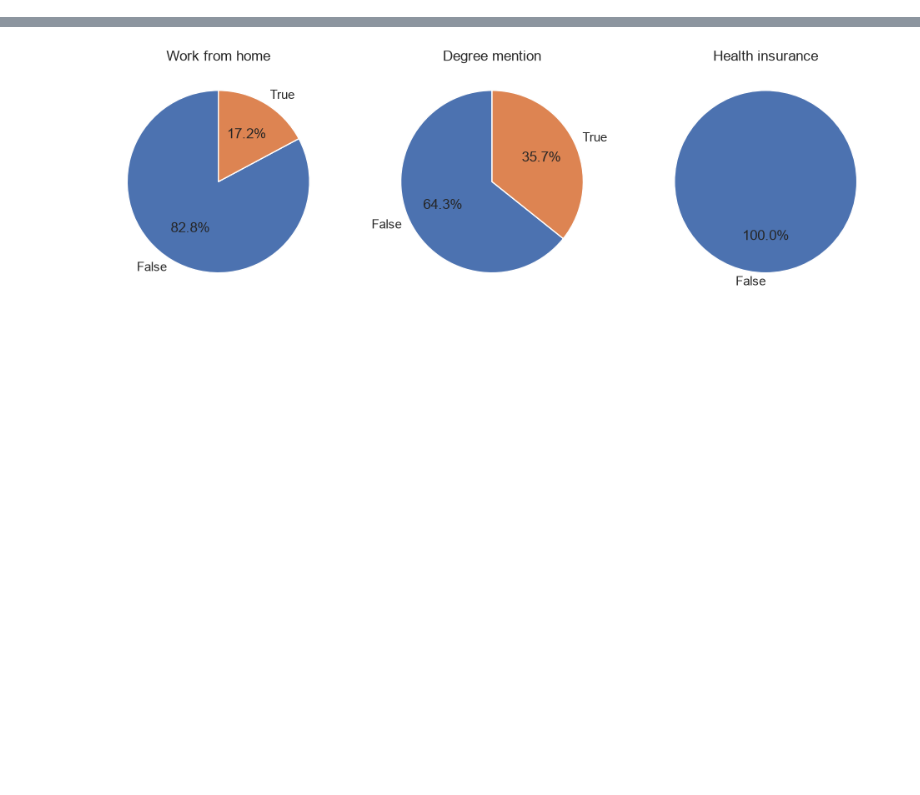
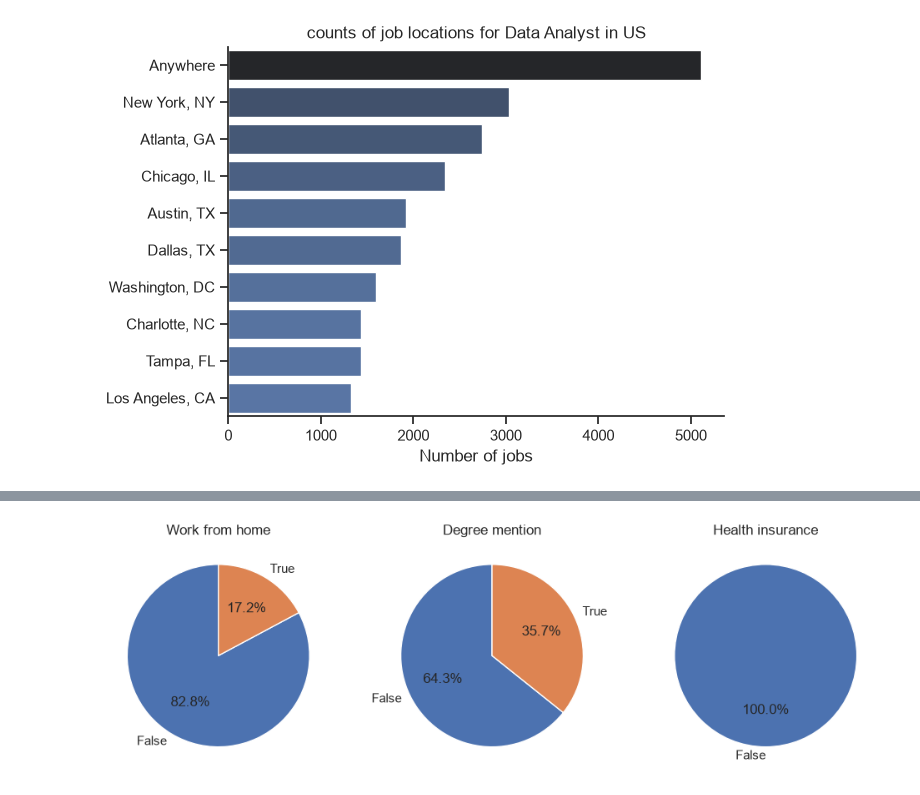
Before and after one commit to kavish123byte/k.py, a Jupyter notebook: Project/Exploratory Data Analysis.ipynb, the cells around one changed output, grey strips where cells are left out. Cells and saved outputs as stored; diff of their text form; code cells hidden in the pictures; blank space fills up the shorter version.

```diff
--- a/Project/Exploratory Data Analysis.ipynb
+++ b/Project/Exploratory Data Analysis.ipynb
@@ -32,0 +35,13 @@ plt.show()
+# %%
+# filter for United States data analyst role
+df_US = df[(df['job_country'] == 'United States') & (df['job_title_short'] == 'Data Analyst') ]
+df_plot_US = df_US['job_location'].value_counts().reset_index().head(10)
+sns.set_theme(style='ticks')
+sns.barplot(data = df_plot_US, x= 'count', y='job_location', hue= 'count', palette='dark:b_r', legend= False )
+sns.despine()
+plt.title('counts of job locations for Data Analyst in US')
+plt.xlabel('Number of jobs')
+plt.ylabel('')
+plt.show()
+# %% [output]
+[figure, added]
```
Also changed, not shown: parts of 5 cells of this notebook.
